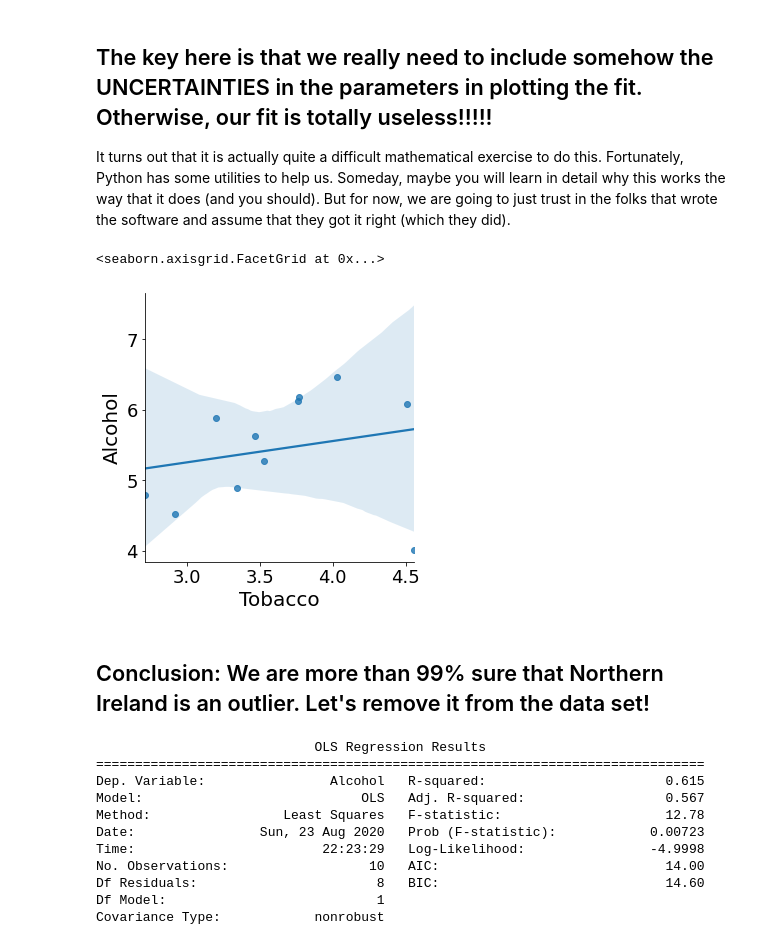
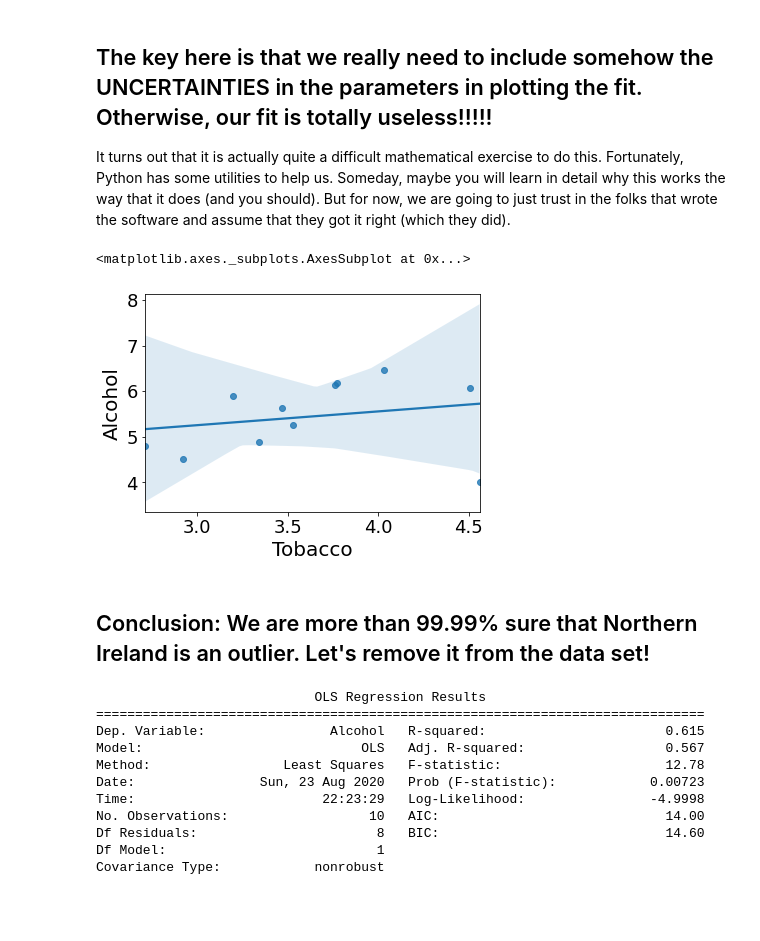
Before and after one commit to wdreames/phys341, a Jupyter notebook: LinearRegression.ipynb, the cells around one changed output. Cells and saved outputs as stored; diff of their text form; code cells hidden in the pictures; blank space fills up the shorter version.

```diff
--- a/LinearRegression.ipynb
+++ b/LinearRegression.ipynb
@@ -106,12 +106,12 @@ plt.show()
 It turns out that it is actually quite a difficult mathematical exercise to do this.  Fortunately, Python has some utilities to help us.  Someday, maybe you will learn in detail why this works the way that it does (and you should).  But for now, we are going to just trust in the folks that wrote the software and assume that they got it right (which they did).
 # %%
 import seaborn as sns
-sns.lmplot('Tobacco', 'Alcohol', df, ci=99)
+sns.regplot('Tobacco', 'Alcohol', df, ci=99.99)
 # %% [output]
-<seaborn.axisgrid.FacetGrid at 0x...>
+<matplotlib.axes._subplots.AxesSubplot at 0x...>
-[figure, old version]
+[figure, new version]
 # %% [markdown]
-## Conclusion:  We are more than 99% sure that Northern Ireland is an outlier.  Let's remove it from the data set!
+## Conclusion:  We are more than 99.99% sure that Northern Ireland is an outlier.  Let's remove it from the data set!
 # %%
 result = sm.ols('Alcohol ~ Tobacco',df[:-1],).fit()
 print (result.summary())
```
Also changed, not shown: parts of 1 cell of this notebook.
